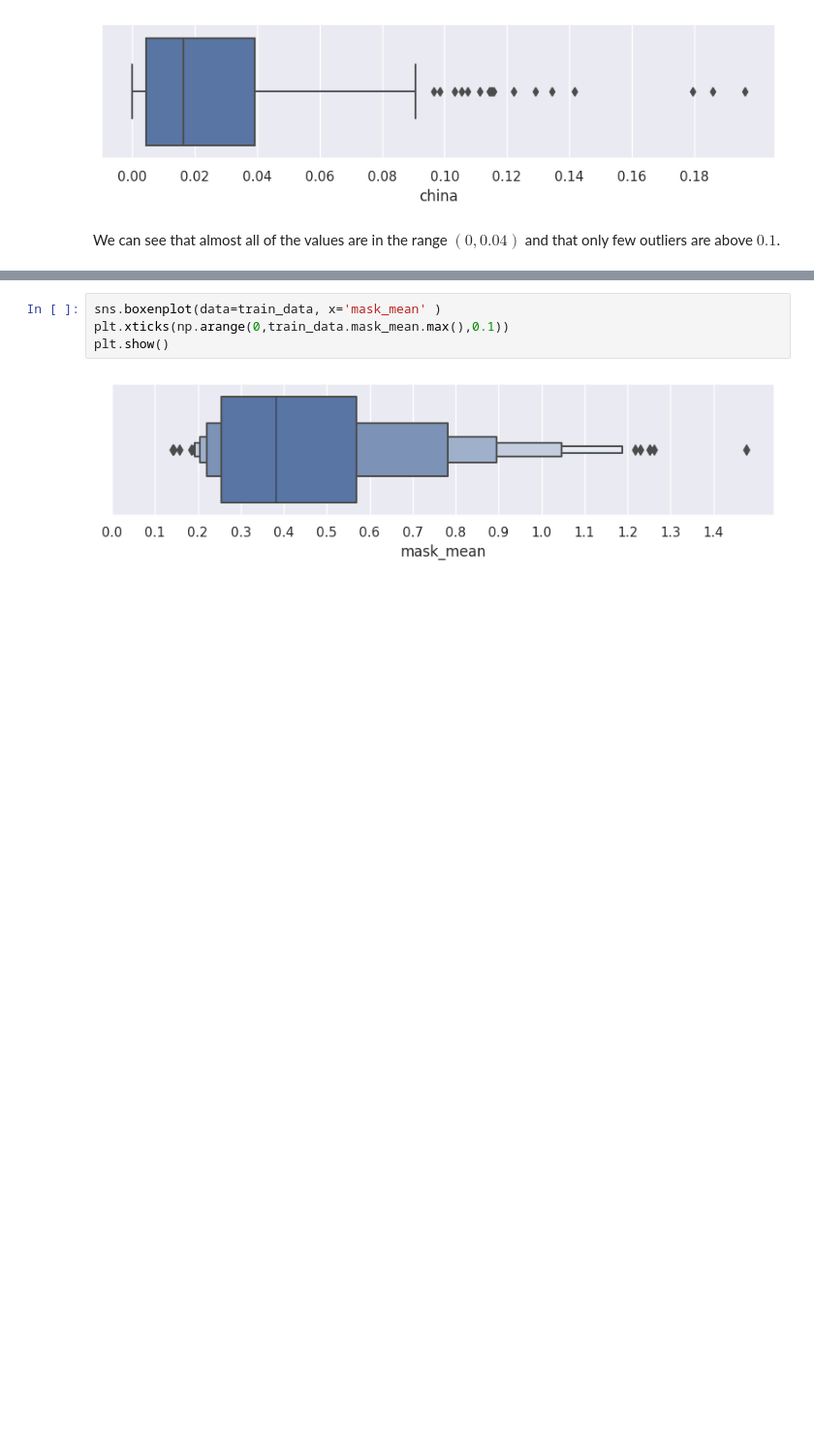
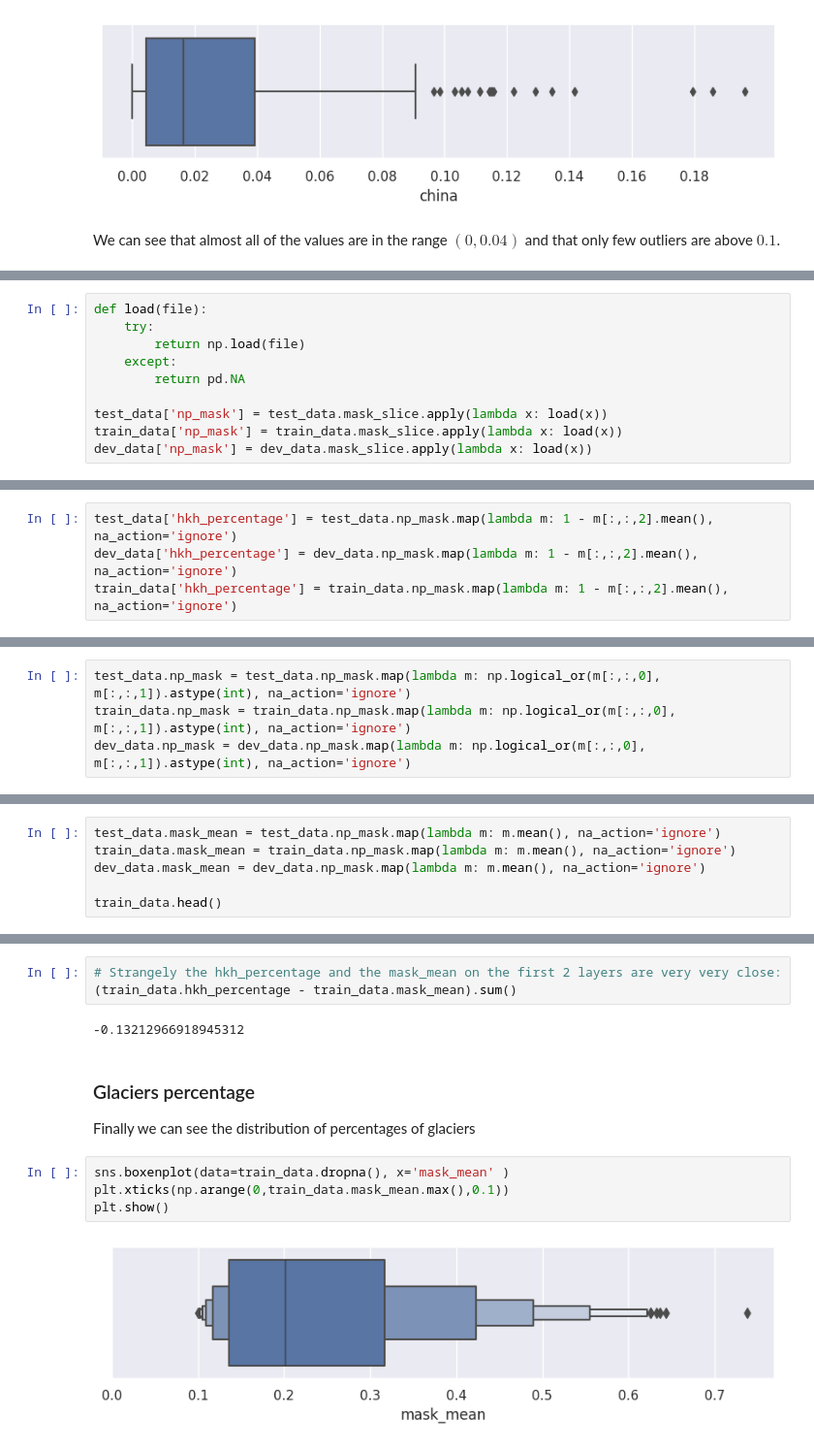
Before and after one commit to jonasbarth/fds-2022-final-project, a Jupyter notebook: preprocessing.ipynb, the cells around one changed output, grey strips where cells are left out. Shown at 97% size. Drawn from its saved outputs; the diff is of its cells as text; blank space fills up the shorter version.

Commit message:
Started mask processing

```diff
--- a/preprocessing.ipynb
+++ b/preprocessing.ipynb
@@ -168,0 +176,10 @@ We can see that almost all of the values are in the range $(0, 0.04)$ and that o
+# %%
+def load(file):
+    try:
+        return np.load(file)
+    except:
+        return pd.NA
+
+test_data['np_mask'] = test_data.mask_slice.apply(lambda x: load(x))
+train_data['np_mask'] = train_data.mask_slice.apply(lambda x: load(x))
+dev_data['np_mask'] = dev_data.mask_slice.apply(lambda x: load(x))
@@ -168,0 +188,4 @@ We can see that almost all of the values are in the range $(0, 0.04)$ and that o
+# %%
+test_data['hkh_percentage'] = test_data.np_mask.map(lambda m: 1 - m[:,:,2].mean(), na_action='ignore')
+dev_data['hkh_percentage'] = dev_data.np_mask.map(lambda m: 1 - m[:,:,2].mean(), na_action='ignore')
+train_data['hkh_percentage'] = train_data.np_mask.map(lambda m: 1 - m[:,:,2].mean(), na_action='ignore')
@@ -168,0 +194,4 @@ We can see that almost all of the values are in the range $(0, 0.04)$ and that o
+# %%
+test_data.np_mask = test_data.np_mask.map(lambda m: np.logical_or(m[:,:,0], m[:,:,1]).astype(int), na_action='ignore')
+train_data.np_mask = train_data.np_mask.map(lambda m: np.logical_or(m[:,:,0], m[:,:,1]).astype(int), na_action='ignore')
+dev_data.np_mask = dev_data.np_mask.map(lambda m: np.logical_or(m[:,:,0], m[:,:,1]).astype(int), na_action='ignore')
@@ -168,0 +200,6 @@ We can see that almost all of the values are in the range $(0, 0.04)$ and that o
+# %%
+test_data.mask_mean = test_data.np_mask.map(lambda m: m.mean(), na_action='ignore')
+train_data.mask_mean = train_data.np_mask.map(lambda m: m.mean(), na_action='ignore')
+dev_data.mask_mean = dev_data.np_mask.map(lambda m: m.mean(), na_action='ignore')
+
+train_data.head()
@@ -169,6 +214,14 @@ We can see that almost all of the values are in the range $(0, 0.04)$ and that o
+# %%
+# Strangely the hkh_percentage and the mask_mean on the first 2 layers are very very close:
+(train_data.hkh_percentage - train_data.mask_mean).sum()
+# %% [output]
+-0.13212966918945312
+# %% [markdown]
+### Glaciers percentage
+Finally we can see the distribution of percentages of glaciers
 # %%
-sns.boxenplot(data=train_data, x='mask_mean' )
+sns.boxenplot(data=train_data.dropna(), x='mask_mean' )
 plt.xticks(np.arange(0,train_data.mask_mean.max(),0.1))
 plt.show()
 # %% [output]
-[figure, old version]
+[figure, new version]
```
Also changed, not shown: parts of 10 cells of this notebook.
